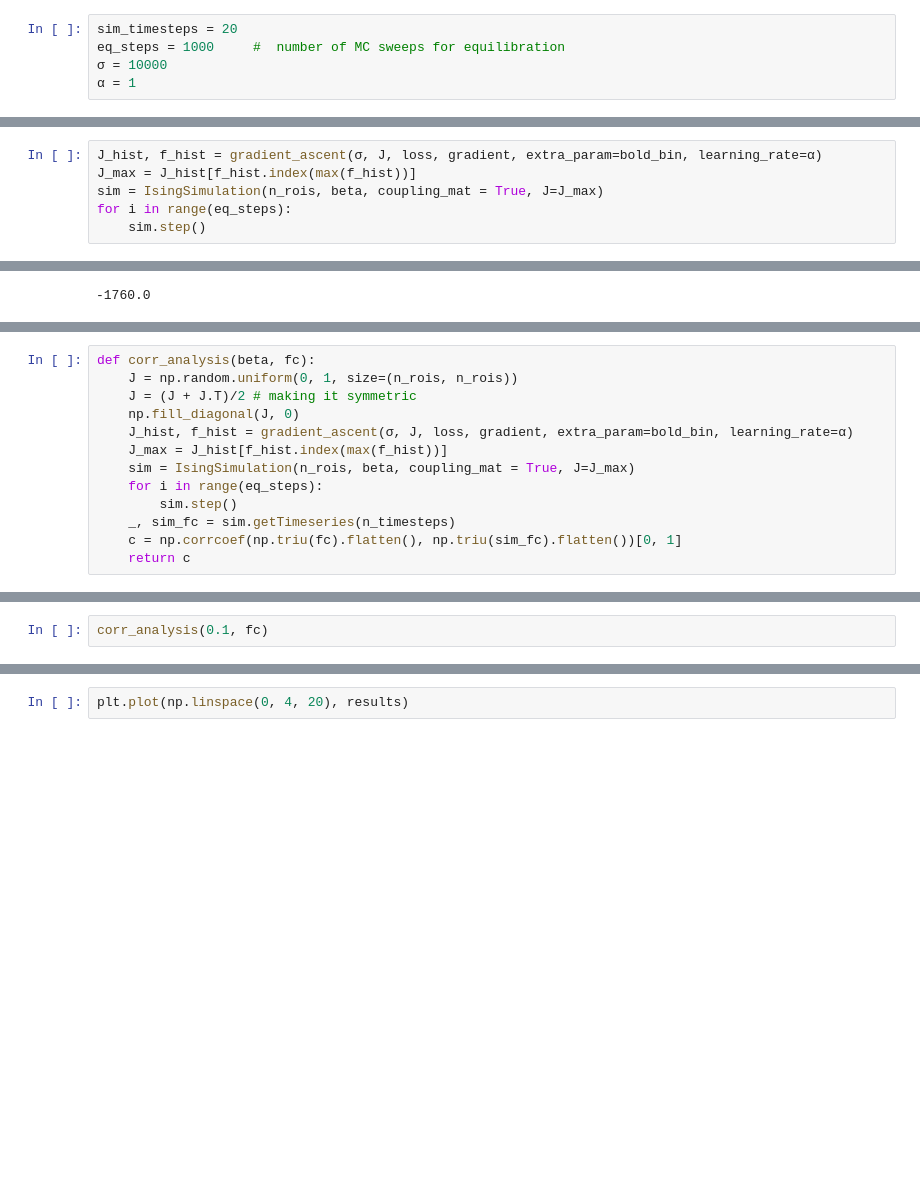
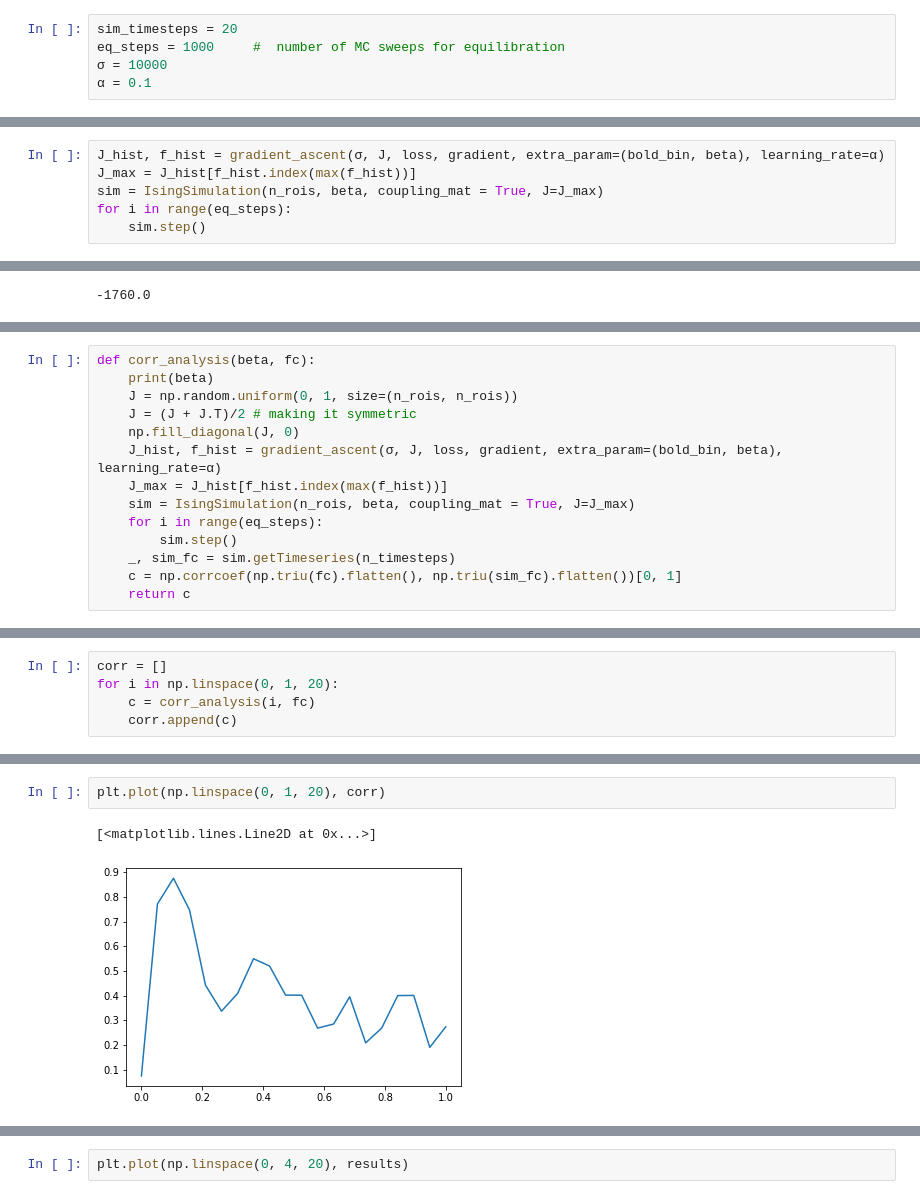
Before and after one commit to shivanshseth/fmri-functional-connectivity-ising, a Jupyter notebook: src/Gradient descent.ipynb, the cells around one changed output, grey strips where cells are left out. Saved outputs shown, nothing was run; the diff lists cells and outputs as text; blank space fills up the shorter version.

Commit message:
additional gradient descent analysis

```diff
--- a/src/Gradient descent.ipynb
+++ b/src/Gradient descent.ipynb
@@ -70,7 +70,7 @@ def gradient_ascent(max_iterations,w_init,
 sim_timesteps = 20
 eq_steps = 1000     #  number of MC sweeps for equilibration
 σ = 10000
-α = 1
+α = 0.1
 # %%
 J = np.random.uniform(0, 1, size=(n_rois, n_rois))
 J = (J + J.T)/2 # making it symmetric
@@ -84,5 +80,5 @@ loss(J.flatten(), bold_bin)
 # %%
-J_hist, f_hist = gradient_ascent(σ, J, loss, gradient, extra_param=bold_bin, learning_rate=α)
+J_hist, f_hist = gradient_ascent(σ, J, loss, gradient, extra_param=(bold_bin, beta), learning_rate=α)
 J_max = J_hist[f_hist.index(max(f_hist))]
 sim = IsingSimulation(n_rois, beta, coupling_mat = True, J=J_max)
 for i in range(eq_steps):
@@ -188,9 +123,10 @@ plt.plot(corr)
 # %%
 def corr_analysis(beta, fc):
+    print(beta)
     J = np.random.uniform(0, 1, size=(n_rois, n_rois))
     J = (J + J.T)/2 # making it symmetric
     np.fill_diagonal(J, 0)
-    J_hist, f_hist = gradient_ascent(σ, J, loss, gradient, extra_param=bold_bin, learning_rate=α)
+    J_hist, f_hist = gradient_ascent(σ, J, loss, gradient, extra_param=(bold_bin, beta), learning_rate=α)
     J_max = J_hist[f_hist.index(max(f_hist))]
     sim = IsingSimulation(n_rois, beta, coupling_mat = True, J=J_max)
     for i in range(eq_steps):
@@ -201,3 +158,6 @@ def corr_analysis(beta, fc):
 # %%
-corr_analysis(0.1, fc)
+corr = []
+for i in np.linspace(0, 1, 20):
+    c = corr_analysis(i, fc)
+    corr.append(c)
 # %% [output]
@@ -222,3 +171,8 @@ iteration: 990 loss: -2.378964776542489
+# %%
+plt.plot(np.linspace(0, 1, 20), corr)
+# %% [output]
+[<matplotlib.lines.Line2D at 0x...>]
+[figure, added]
 # %%
 fc = 1/n_timesteps * bold_bin.T @ bold_bin
 results = Parallel(n_jobs=8)(delayed(corr_analysis)(i, fc) for i in np.linspace(0, 4, 20))
```
Also changed, not shown: parts of 15 cells of this notebook, 3 other files.
